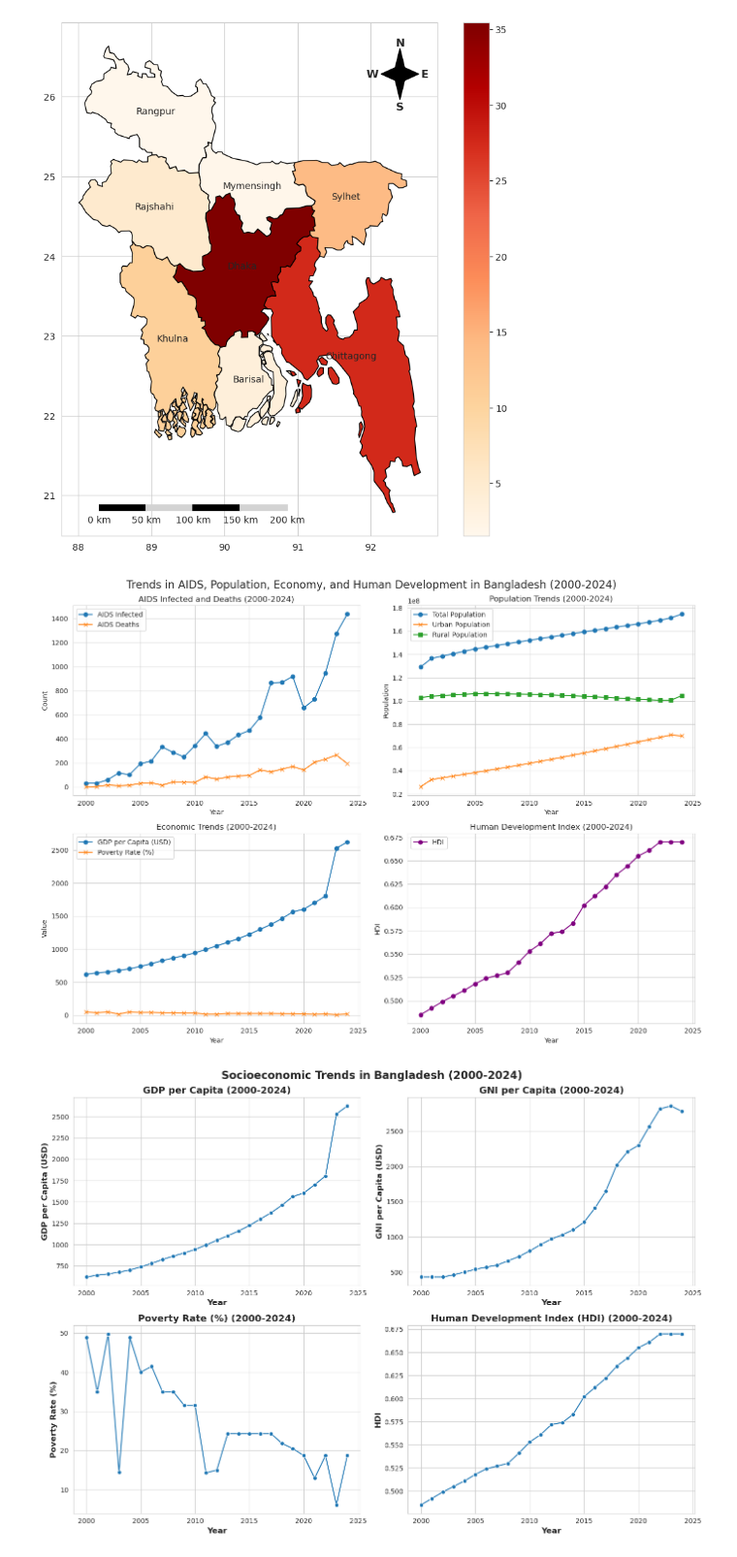
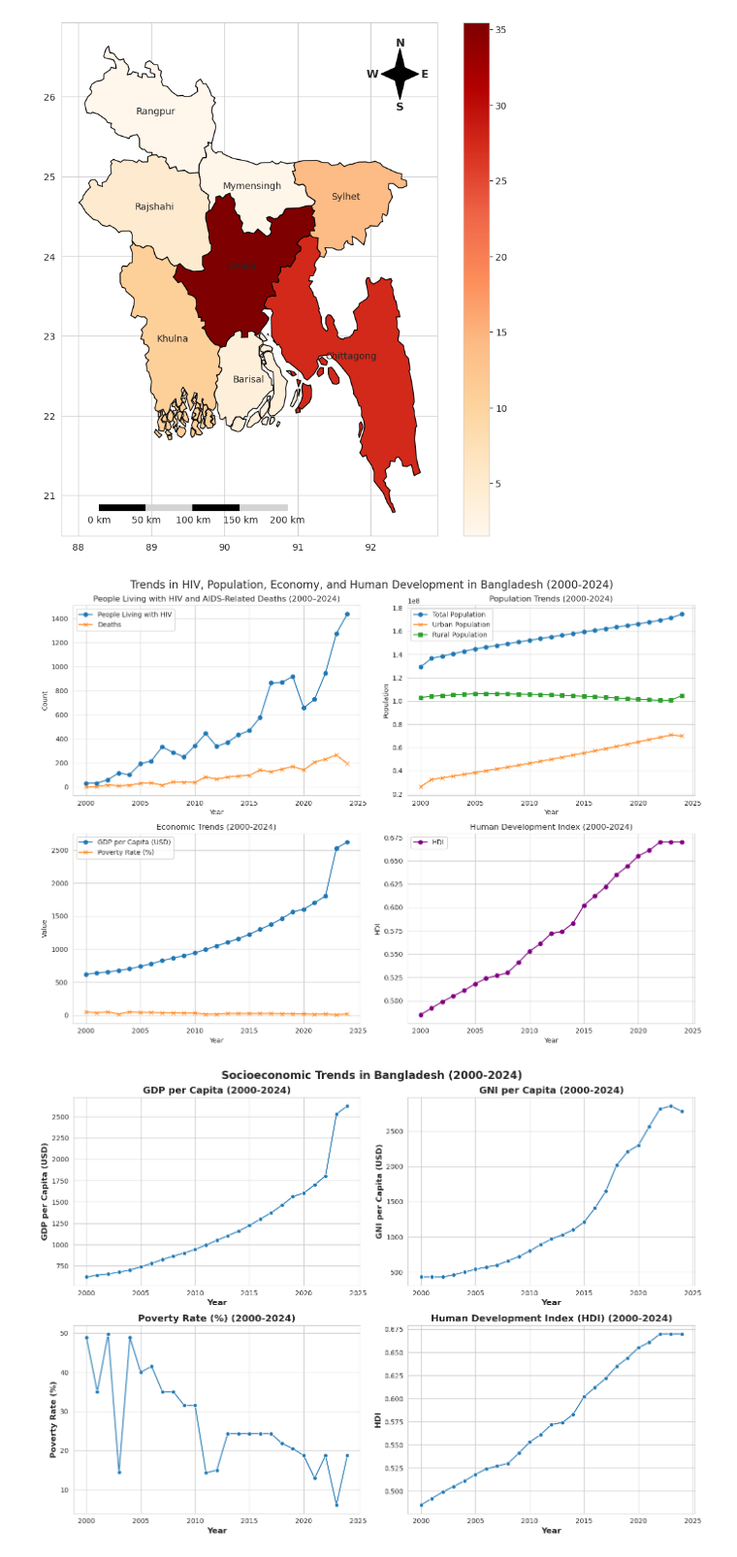
Before and after one commit to awnonbhowmik/AIDS_BD-Data-Analysis, a Jupyter notebook: FinalCode.ipynb, the cells around one changed output. Shown at 97% size. Saved outputs shown, nothing was run; the diff lists cells and outputs as text; code cells hidden in the pictures.

Commit message:
updated label in Fig 2(a)

```diff
--- a/FinalCode.ipynb
+++ b/FinalCode.ipynb
@@ -154,10 +154,10 @@ poverty_rate = df['Proverty rate (%)']
 fig, axs = plt.subplots(2, 2, figsize=(14, 10))
 
 # Plot 1: AIDS Infected and Deaths
-axs[0, 0].plot(years, aids_infected, label="AIDS Infected", marker='o')
-axs[0, 0].plot(years, aids_death, label="AIDS Deaths", marker='x')
+axs[0, 0].plot(years, aids_infected, label="People Living with HIV", marker='o')
+axs[0, 0].plot(years, aids_death, label="Deaths", marker='x')
 # axs[0, 0].plot(years, aids_death/aids_infected, label="CFR", marker='s')
-axs[0, 0].set_title("AIDS Infected and Deaths (2000-2024)")
+axs[0, 0].set_title("People Living with HIV and AIDS-Related Deaths (2000–2024)")
 axs[0, 0].set_xlabel("Year")
 axs[0, 0].set_ylabel("Count")
 axs[0, 0].legend()
@@ -168,35 +168,35 @@ axs[0, 1].plot(years, total_population, label="Total Population", marker='o')
 axs[0, 1].plot(years, urban_population, label="Urban Population", marker='x')
 axs[0, 1].plot(years, rural_population, label="Rural Population", marker='s')
 axs[0, 1].set_title("Population Trends (2000-2024)")
 axs[0, 1].set_xlabel("Year")
 axs[0, 1].set_ylabel("Population")
 axs[0, 1].legend()
 axs[0, 1].grid(True)
 
 # Plot 3: GDP Per Capita and Poverty Rate
 axs[1, 0].plot(years, gdp_per_capita, label="GDP per Capita (USD)", marker='o')
 axs[1, 0].plot(years, poverty_rate, label="Poverty Rate (%)", marker='x')
 axs[1, 0].set_title("Economic Trends (2000-2024)")
 axs[1, 0].set_xlabel("Year")
 axs[1, 0].set_ylabel("Value")
 axs[1, 0].legend()
 axs[1, 0].grid(True)
 
 # Plot 4: HDI Trend
 hdi = df['Human Development Index (HDI)']
 axs[1, 1].plot(years, hdi, label="HDI", marker='o', color='purple')
 axs[1, 1].set_title("Human Development Index (2000-2024)")
 axs[1, 1].set_xlabel("Year")
 axs[1, 1].set_ylabel("HDI")
 axs[1, 1].legend()
 axs[1, 1].grid(True)
 
-plt.suptitle("Trends in AIDS, Population, Economy, and Human Development in Bangladesh (2000-2024)", fontsize=16)
+plt.suptitle("Trends in HIV, Population, Economy, and Human Development in Bangladesh (2000-2024)", fontsize=16)
 # Adjust layout and display the plots
 plt.tight_layout()
 plt.show()
 # %% [output]
-[figure, old version]
+[figure, new version]
 # %%
 fig, axs = plt.subplots(2, 2, figsize=(14, 10))
 
```
